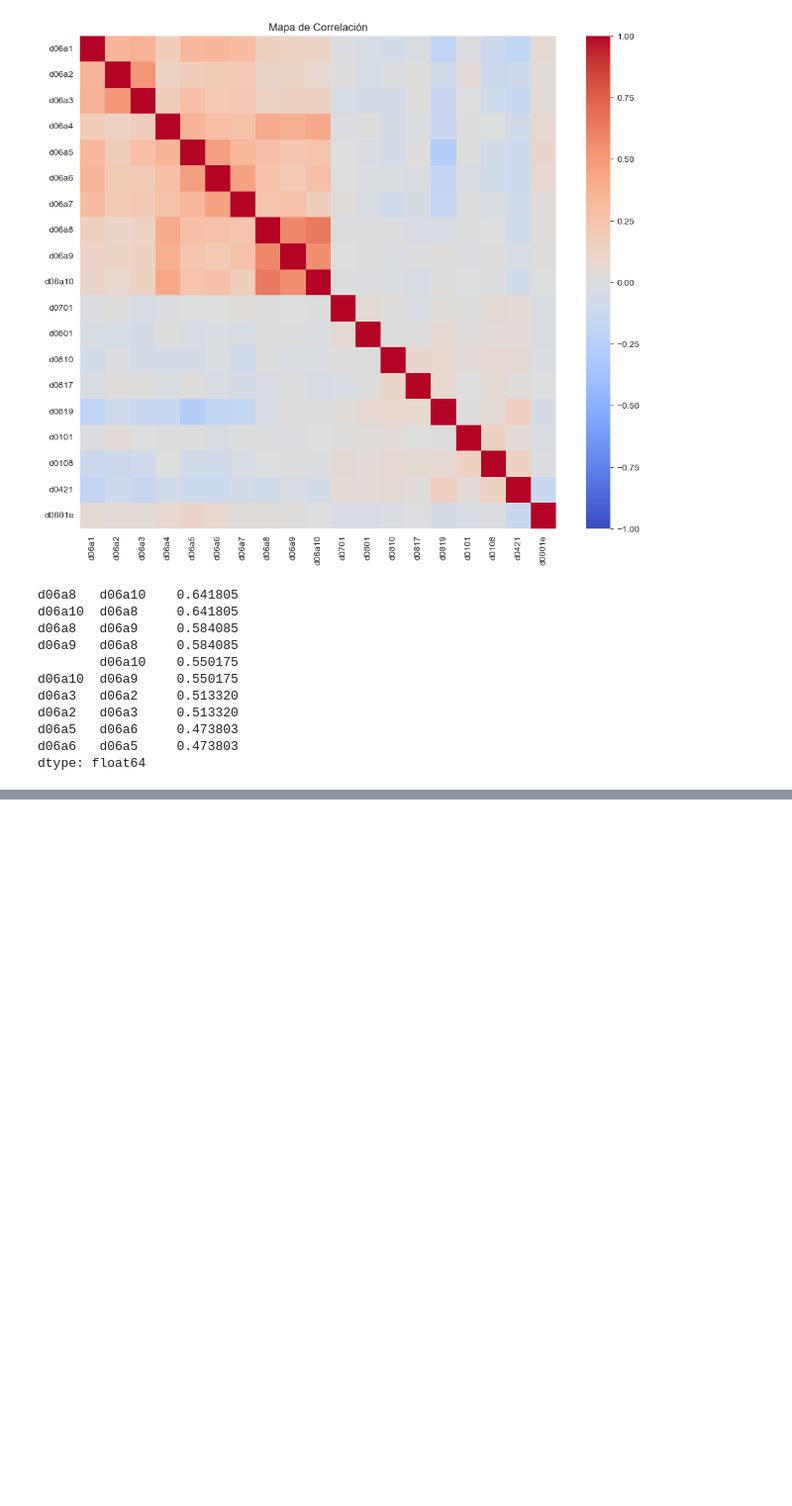
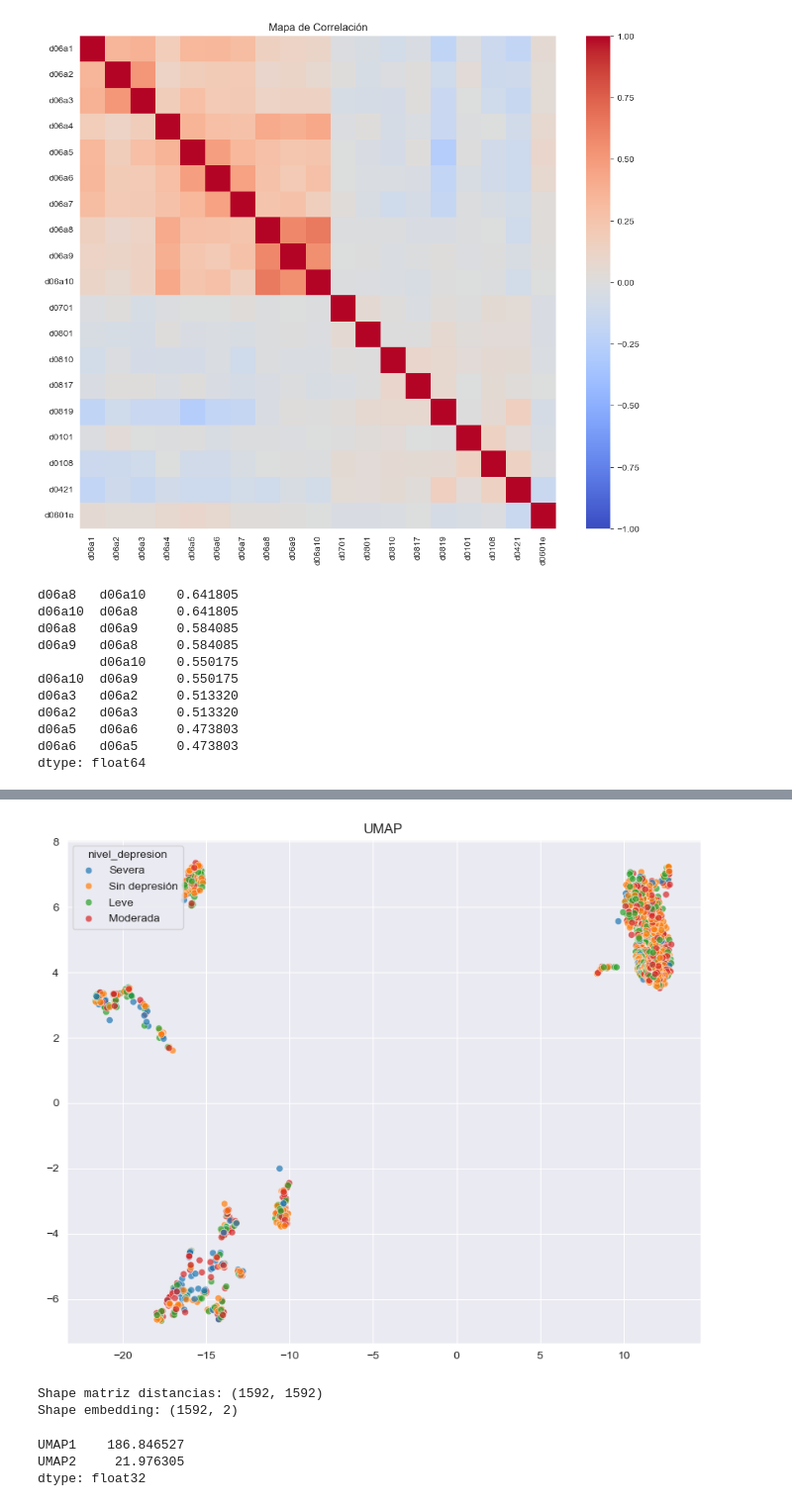
Before and after one commit to PSN-01/MD_proyecto_final, a Jupyter notebook: final.ipynb, the cells around one changed output, grey strips where cells are left out. Shown at 99% size. Saved outputs shown, nothing was run; the diff lists cells and outputs as text; code cells hidden in the pictures; blank space fills up the shorter version.

```diff
--- a/final.ipynb
+++ b/final.ipynb
@@ -230,0 +189,21 @@ plt.show()
+# %%
+colores = df_clean['nivel_depresion']
+
+plt.figure(figsize=(10, 8))
+sns.scatterplot(x=coords_umap[:,0], y=coords_umap[:,1], hue=colores, alpha=0.7)
+plt.title("UMAP")
+plt.show()
+# %% [output]
+[figure, added]
+# %%
+print("Shape matriz distancias:", dist_matrix.shape)
+print("Shape embedding:", coords_umap.shape)
+# %% [output]
+Shape matriz distancias: (1592, 1592)
+Shape embedding: (1592, 2)
+# %%
+pd.DataFrame(coords_umap, columns=["UMAP1", "UMAP2"]).var()
+# %% [output]
+UMAP1    186.846527
+UMAP2     21.976305
+dtype: float32
```
Also changed, not shown: parts of 8 cells of this notebook.
